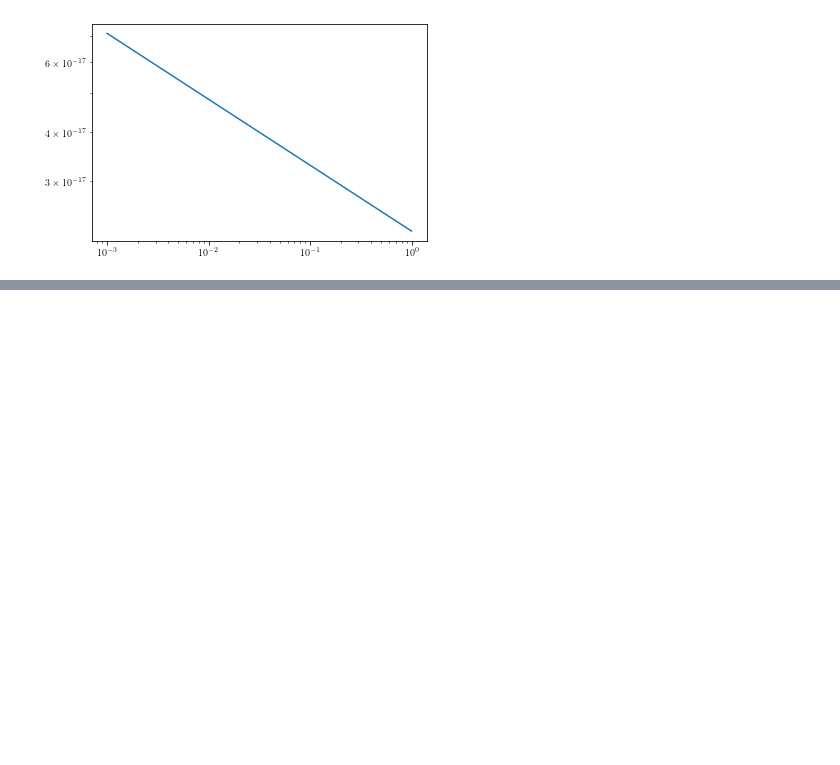
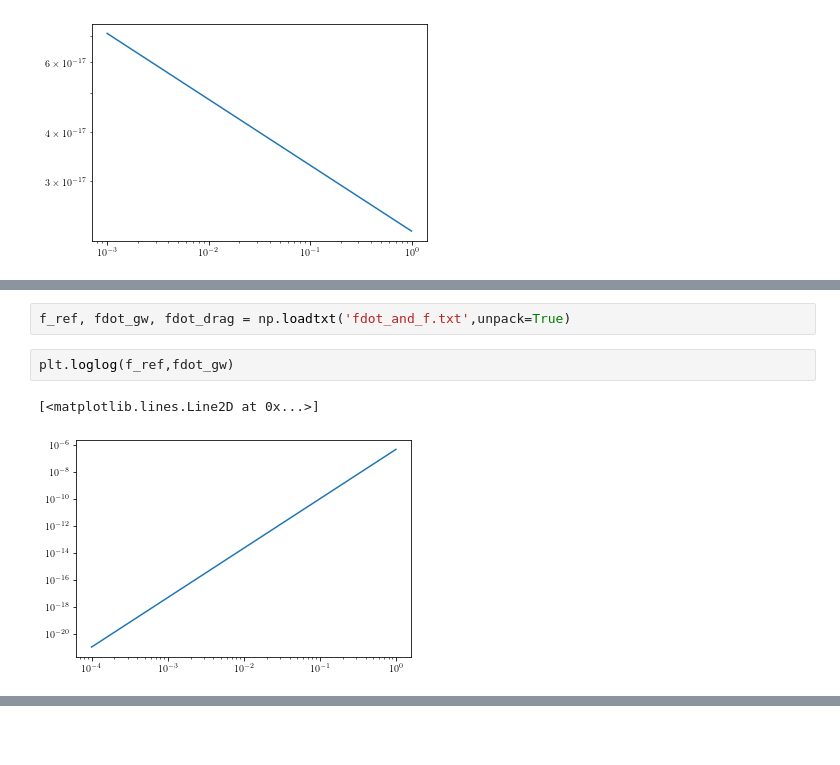
Before and after one commit to tcallister/LISA-and-CE-Evolution, a Jupyter notebook: SNR_grid.ipynb, the cells around one changed output, grey strips where cells are left out. Drawn from its saved outputs; the diff is of its cells as text; blank space fills up the shorter version.

```diff
--- a/SNR_grid.ipynb
+++ b/SNR_grid.ipynb
@@ -351,0 +354,7 @@ NameError: name 'sqrt' is not defined
+# %%
+f_ref, fdot_gw, fdot_drag = np.loadtxt('fdot_and_f.txt',unpack=True)
+# %%
+plt.loglog(f_ref,fdot_gw)
+# %% [output]
+[<matplotlib.lines.Line2D at 0x...>]
+[figure, added]
```
Also changed, not shown: parts of 16 cells of this notebook, 1 other file.
